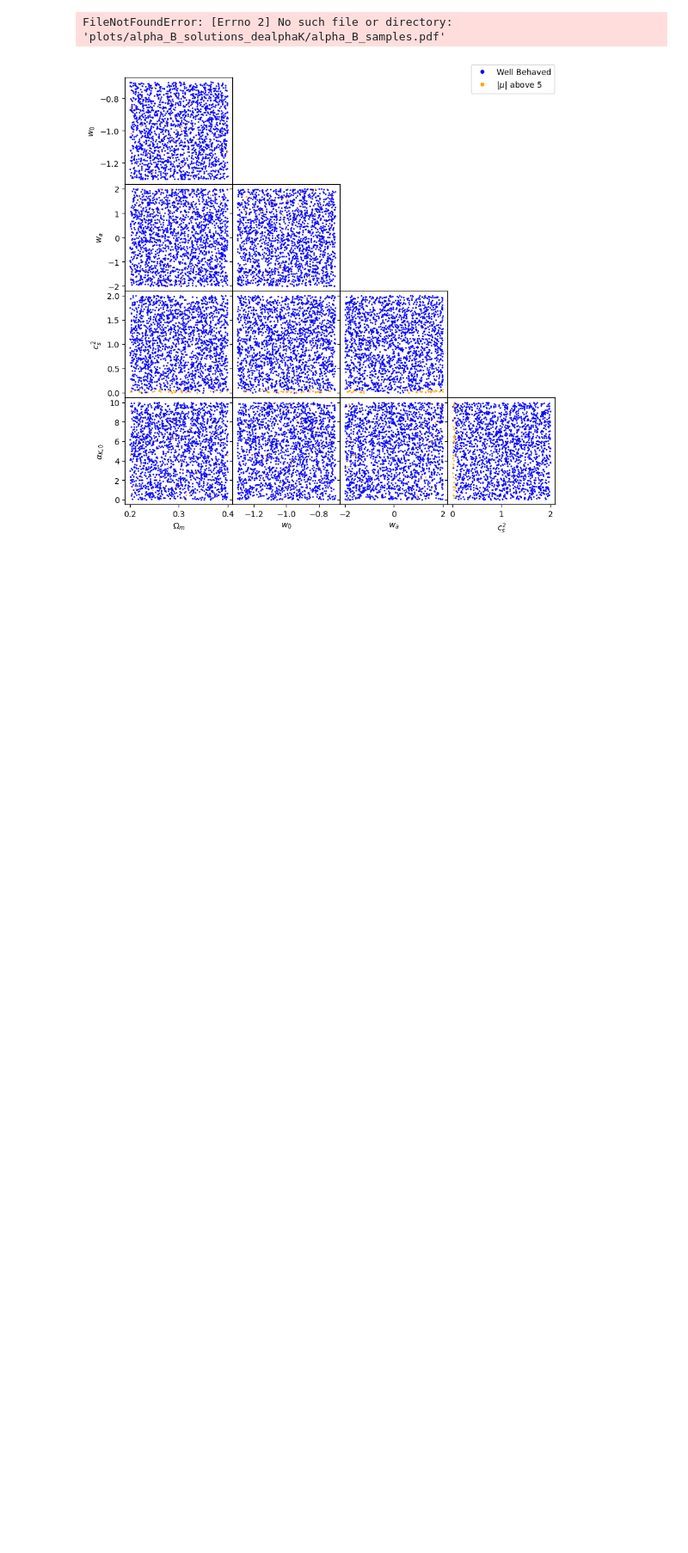
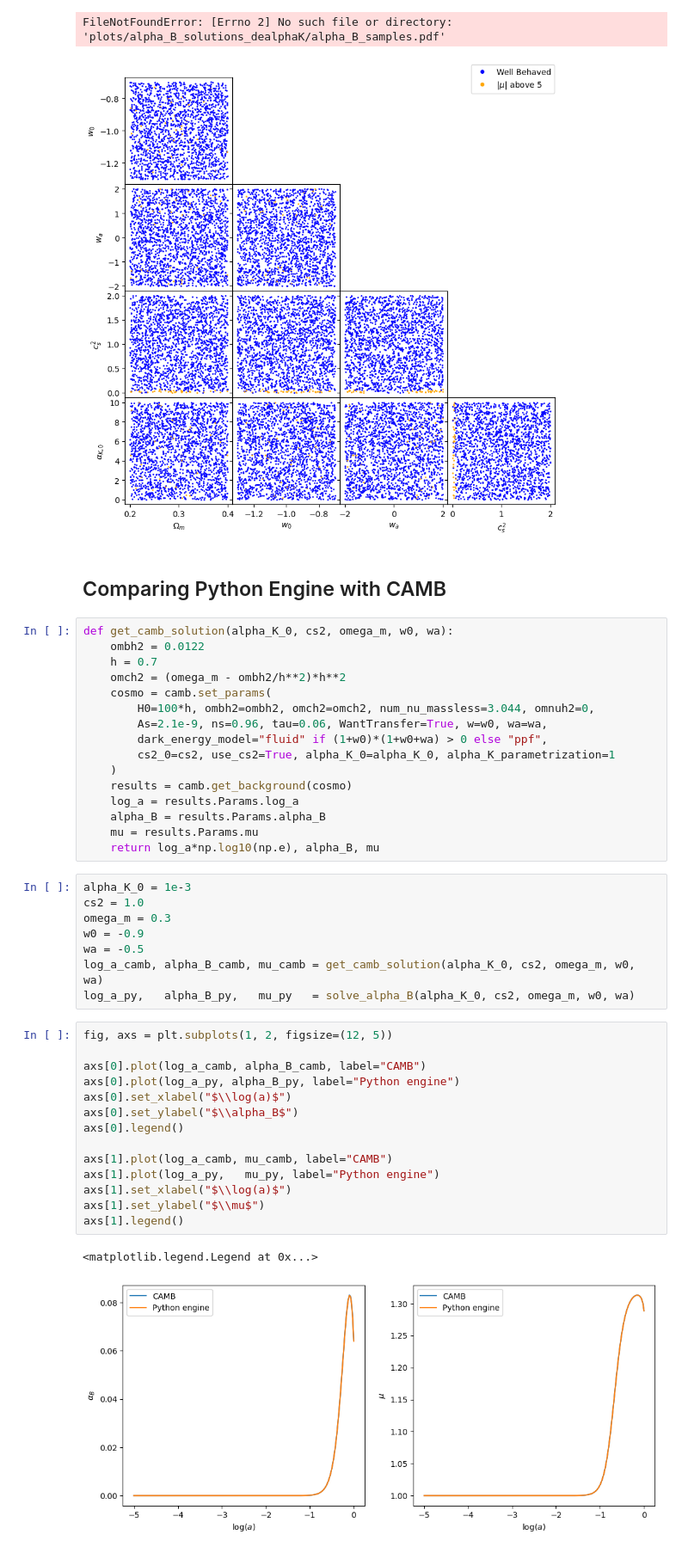
Before and after one commit to joaoreboucas1/cs2-project, a Jupyter notebook: analysis/cs2_alpha_b_dealphaK.ipynb, the cells around one changed output. Shown at 86% size. Drawn from its saved outputs; the diff is of its cells as text; blank space fills up the shorter version.

Commit message:
Comparing Python engine with CAMB

```diff
--- a/analysis/cs2_alpha_b_dealphaK.ipynb
+++ b/analysis/cs2_alpha_b_dealphaK.ipynb
@@ -277,3 +277,46 @@ plt.savefig("plots/alpha_B_solutions_dealphaK/alpha_B_samples.pdf", bbox_inches=
 # %% [output]
 FileNotFoundError: [Errno 2] No such file or directory: 'plots/alpha_B_solutions_dealphaK/alpha_B_samples.pdf'
 [figure]
+# %% [markdown]
+## Comparing Python Engine with CAMB
+# %%
+def get_camb_solution(alpha_K_0, cs2, omega_m, w0, wa):
+    ombh2 = 0.0122
+    h = 0.7
+    omch2 = (omega_m - ombh2/h**2)*h**2
+    cosmo = camb.set_params(
+        H0=100*h, ombh2=ombh2, omch2=omch2, num_nu_massless=3.044, omnuh2=0,
+        As=2.1e-9, ns=0.96, tau=0.06, WantTransfer=True, w=w0, wa=wa,
+        dark_energy_model="fluid" if (1+w0)*(1+w0+wa) > 0 else "ppf",
+        cs2_0=cs2, use_cs2=True, alpha_K_0=alpha_K_0, alpha_K_parametrization=1
+    )
+    results = camb.get_background(cosmo)
+    log_a = results.Params.log_a
+    alpha_B = results.Params.alpha_B
+    mu = results.Params.mu
+    return log_a*np.log10(np.e), alpha_B, mu
+# %%
+alpha_K_0 = 1e-3
+cs2 = 1.0
+omega_m = 0.3
+w0 = -0.9
+wa = -0.5
+log_a_camb, alpha_B_camb, mu_camb = get_camb_solution(alpha_K_0, cs2, omega_m, w0, wa)
+log_a_py,   alpha_B_py,   mu_py   = solve_alpha_B(alpha_K_0, cs2, omega_m, w0, wa)
+# %%
+fig, axs = plt.subplots(1, 2, figsize=(12, 5))
+
+axs[0].plot(log_a_camb, alpha_B_camb, label="CAMB")
+axs[0].plot(log_a_py, alpha_B_py, label="Python engine")
+axs[0].set_xlabel("$\\log(a)$")
+axs[0].set_ylabel("$\\alpha_B$")
+axs[0].legend()
+
+axs[1].plot(log_a_camb, mu_camb, label="CAMB")
+axs[1].plot(log_a_py,   mu_py, label="Python engine")
+axs[1].set_xlabel("$\\log(a)$")
+axs[1].set_ylabel("$\\mu$")
+axs[1].legend()
+# %% [output]
+<matplotlib.legend.Legend at 0x...>
+[figure, added]
```
